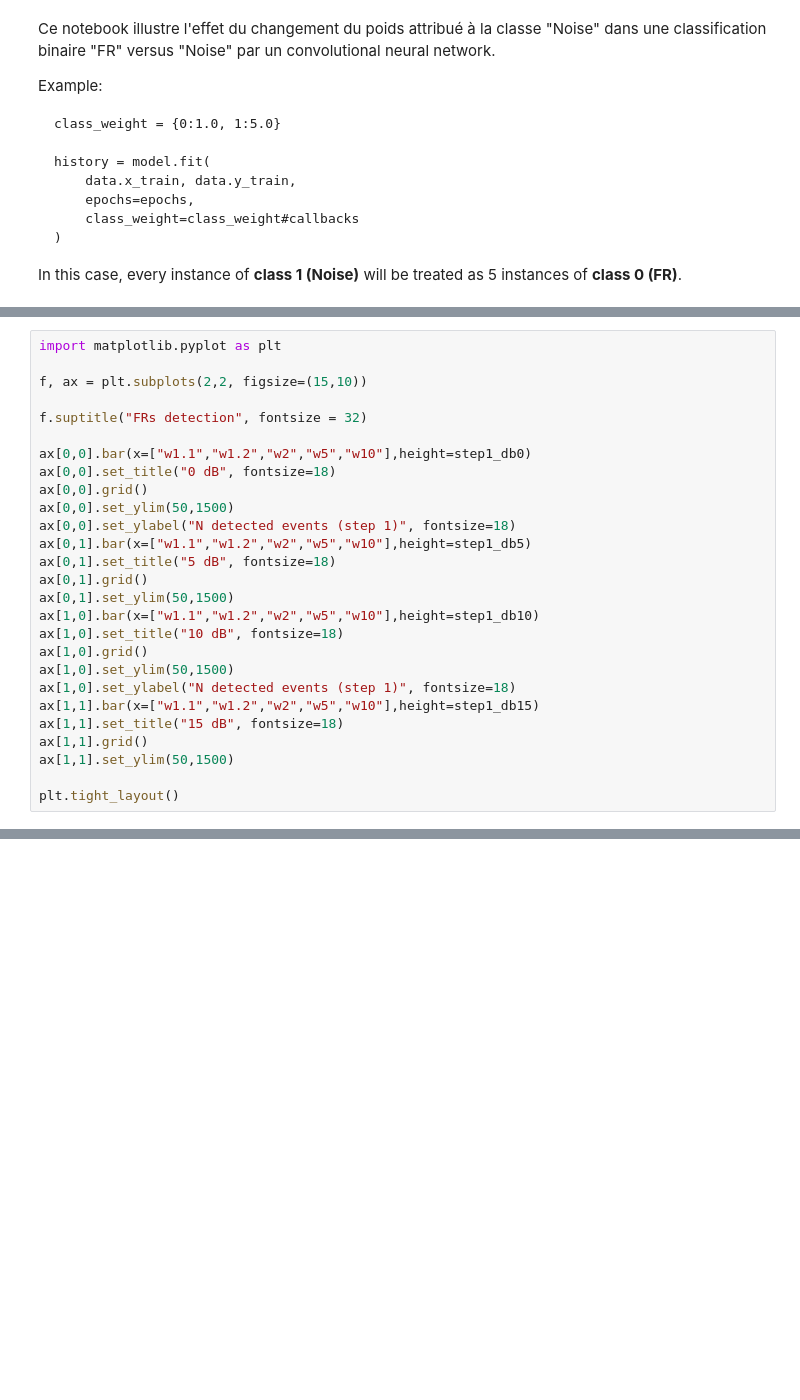
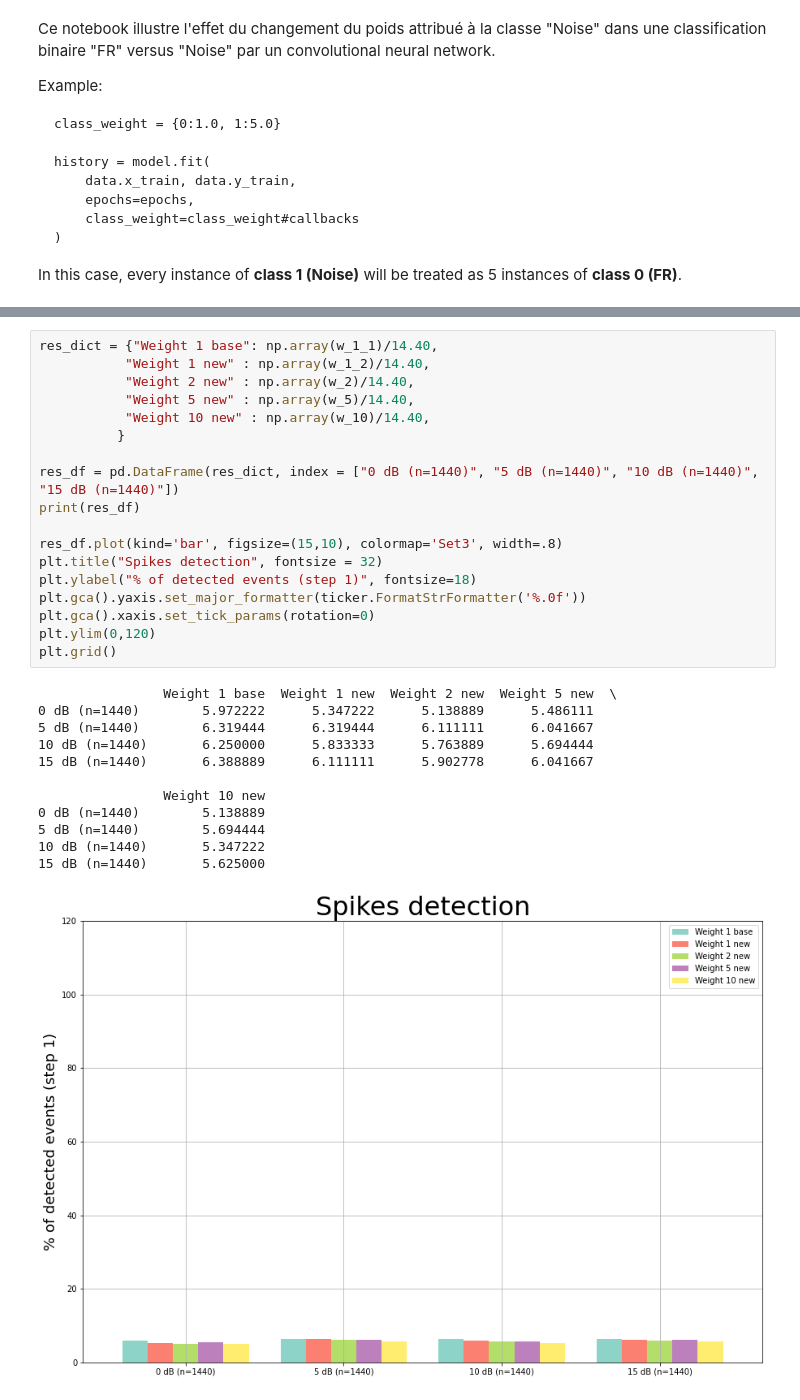
Before and after one commit to LudovicGardy/halyzia_CNN_weights, a Jupyter notebook: Halyzia_weight_effect.ipynb, the cells around one changed output, grey strips where cells are left out. Cells and saved outputs as stored; diff of their text form; blank space fills up the shorter version.

```diff
--- a/Halyzia_weight_effect.ipynb
+++ b/Halyzia_weight_effect.ipynb
@@ -116,27 +113,0 @@ Pass step 2: 1437
-# %%
-import matplotlib.pyplot as plt
-
-f, ax = plt.subplots(2,2, figsize=(15,10))
-
-f.suptitle("FRs detection", fontsize = 32)
-
-ax[0,0].bar(x=["w1.1","w1.2","w2","w5","w10"],height=step1_db0)
-ax[0,0].set_title("0 dB", fontsize=18)
-ax[0,0].grid()
-ax[0,0].set_ylim(50,1500)
-ax[0,0].set_ylabel("N detected events (step 1)", fontsize=18)
-ax[0,1].bar(x=["w1.1","w1.2","w2","w5","w10"],height=step1_db5)
-ax[0,1].set_title("5 dB", fontsize=18)
-ax[0,1].grid()
-ax[0,1].set_ylim(50,1500)
-ax[1,0].bar(x=["w1.1","w1.2","w2","w5","w10"],height=step1_db10)
-ax[1,0].set_title("10 dB", fontsize=18)
-ax[1,0].grid()
-ax[1,0].set_ylim(50,1500)
-ax[1,0].set_ylabel("N detected events (step 1)", fontsize=18)
-ax[1,1].bar(x=["w1.1","w1.2","w2","w5","w10"],height=step1_db15)
-ax[1,1].set_title("15 dB", fontsize=18)
-ax[1,1].grid()
-ax[1,1].set_ylim(50,1500)
-
-plt.tight_layout()
@@ -399,0 +308,31 @@ plt.tight_layout()
+# %%
+res_dict = {"Weight 1 base": np.array(w_1_1)/14.40,
+           "Weight 1 new" : np.array(w_1_2)/14.40,
+           "Weight 2 new" : np.array(w_2)/14.40,
+           "Weight 5 new" : np.array(w_5)/14.40,
+           "Weight 10 new" : np.array(w_10)/14.40,
+          }
+
+res_df = pd.DataFrame(res_dict, index = ["0 dB (n=1440)", "5 dB (n=1440)", "10 dB (n=1440)", "15 dB (n=1440)"])
+print(res_df)
+
+res_df.plot(kind='bar', figsize=(15,10), colormap='Set3', width=.8)
+plt.title("Spikes detection", fontsize = 32)
+plt.ylabel("% of detected events (step 1)", fontsize=18)
+plt.gca().yaxis.set_major_formatter(ticker.FormatStrFormatter('%.0f'))
+plt.gca().xaxis.set_tick_params(rotation=0)
+plt.ylim(0,120)
+plt.grid()
+# %% [output]
+                Weight 1 base  Weight 1 new  Weight 2 new  Weight 5 new  \
+0 dB (n=1440)        5.972222      5.347222      5.138889      5.486111
+5 dB (n=1440)        6.319444      6.319444      6.111111      6.041667
+10 dB (n=1440)       6.250000      5.833333      5.763889      5.694444
+15 dB (n=1440)       6.388889      6.111111      5.902778      6.041667
+
+                Weight 10 new
+0 dB (n=1440)        5.138889
+5 dB (n=1440)        5.694444
+10 dB (n=1440)       5.347222
+15 dB (n=1440)       5.625000
+[figure, added]
```
Also changed, not shown: parts of 15 cells of this notebook, 5 other files.
